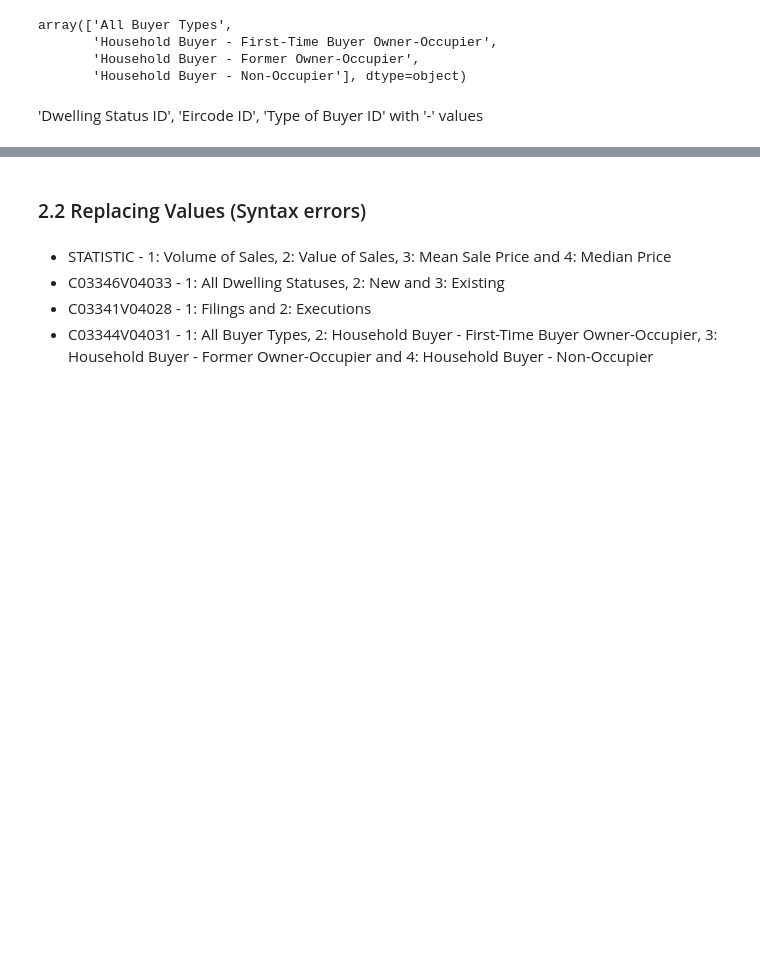
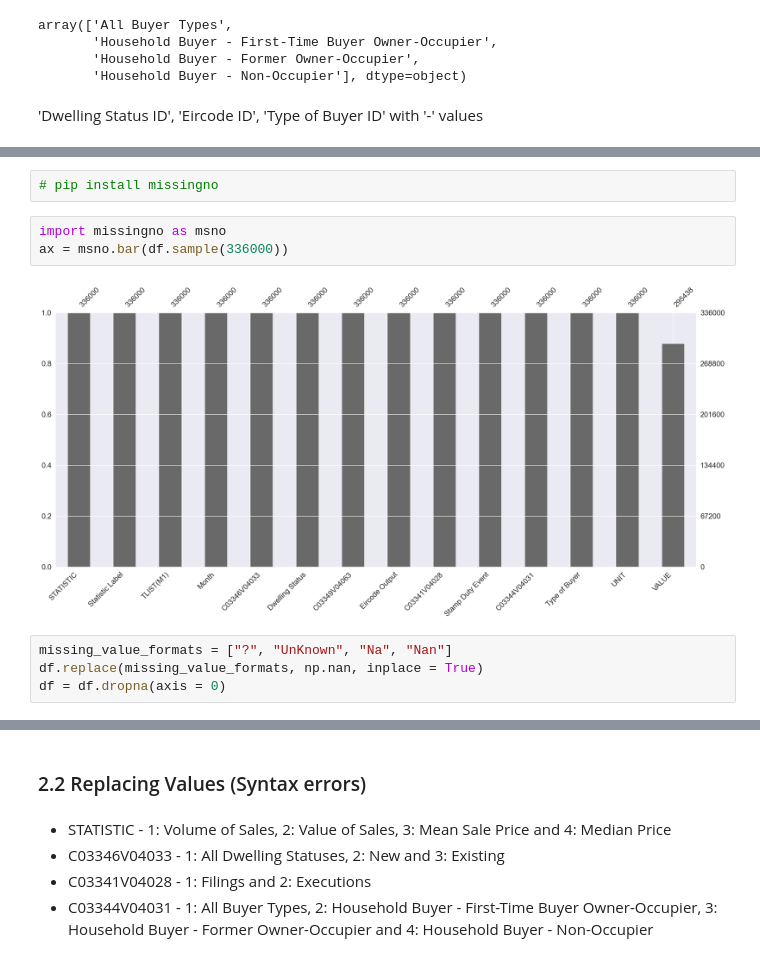
Before and after one commit to CristhianMacedo2024104/Machine-Learning, a Jupyter notebook: CristhianMacedo_MLearningHDip_CA1.ipynb, the cells around one changed output, grey strips where cells are left out. Drawn from its saved outputs; the diff is of its cells as text; blank space fills up the shorter version.

```diff
--- a/CristhianMacedo_MLearningHDip_CA1.ipynb
+++ b/CristhianMacedo_MLearningHDip_CA1.ipynb
@@ -113,0 +137,11 @@ array(['All Buyer Types',
+# %%
+# pip install missingno
+# %%
+import missingno as msno
+ax = msno.bar(df.sample(336000))
+# %% [output]
+[figure, added]
+# %%
+missing_value_formats = ["?", "UnKnown", "Na", "Nan"]
+df.replace(missing_value_formats, np.nan, inplace = True)
+df = df.dropna(axis = 0)
```
Also changed, not shown: parts of 28 cells of this notebook, 1 other file.
